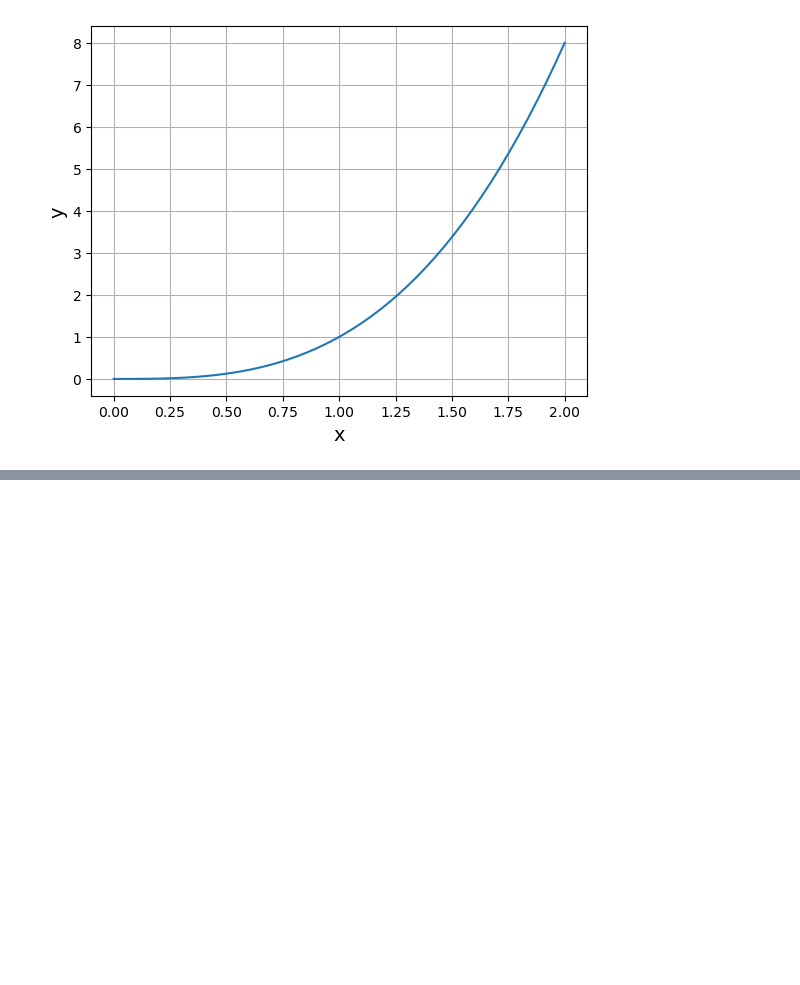
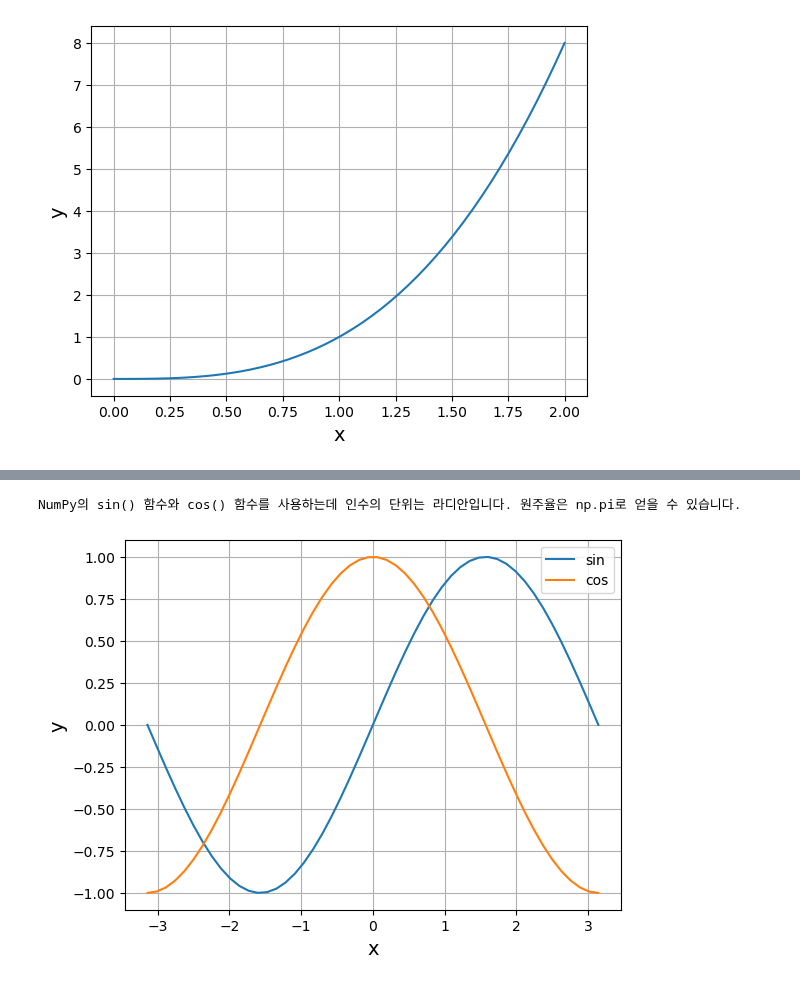
Before and after one commit to gsmin02/AI-Python-STUDY, a Jupyter notebook: AI Python Basic.ipynb, the cells around one changed output, grey strips where cells are left out. Saved outputs shown, nothing was run; the diff lists cells and outputs as text; code cells hidden in the pictures; blank space fills up the shorter version.

```diff
--- a/AI Python Basic.ipynb
+++ b/AI Python Basic.ipynb
@@ -235,0 +278,29 @@ plt.show()
+# %%
+#리스트3.15
+import numpy as np
+import matplotlib.pyplot as plt
+
+print("NumPy의 sin() 함수와 cos() 함수를 사용하는데 인수의 단위는 라디안입니다. 원주율은 np.pi로 얻을 수 있습니다.")
+
+def my_sin(x):
+    return np.sin(x) # sin(x)
+
+def my_cos(x):
+    return np.cos(x) # cos(x)
+
+x = np.linspace(-np.pi, np.pi) # -pi부터 pi(라디안)까지
+y_sin = my_sin(x)
+y_cos = my_cos(x)
+
+plt.plot(x, y_sin, label="sin")
+plt.plot(x, y_cos, label="cos")
+plt.legend() # 범례
+
+plt.xlabel("x", size=14)
+plt.ylabel("y", size=14)
+plt.grid()
+
+plt.show()
+# %% [output]
+NumPy의 sin() 함수와 cos() 함수를 사용하는데 인수의 단위는 라디안입니다. 원주율은 np.pi로 얻을 수 있습니다.
+[figure, added]
```
Also changed, not shown: parts of 13 cells of this notebook.
